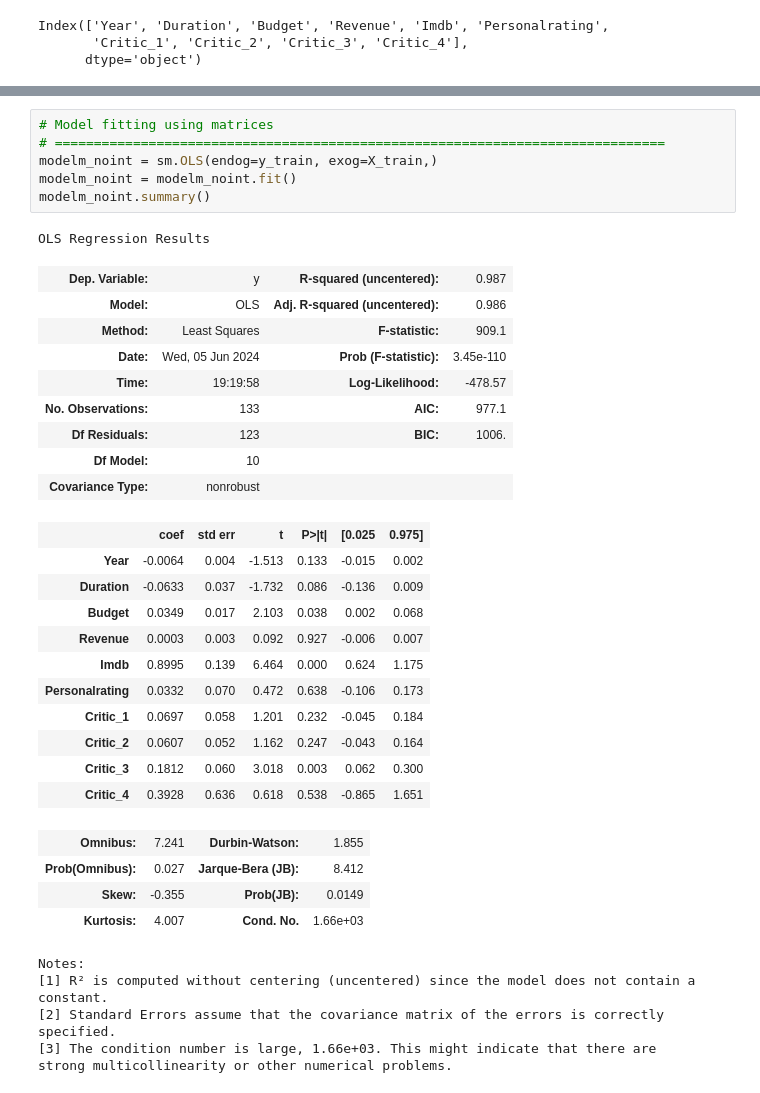
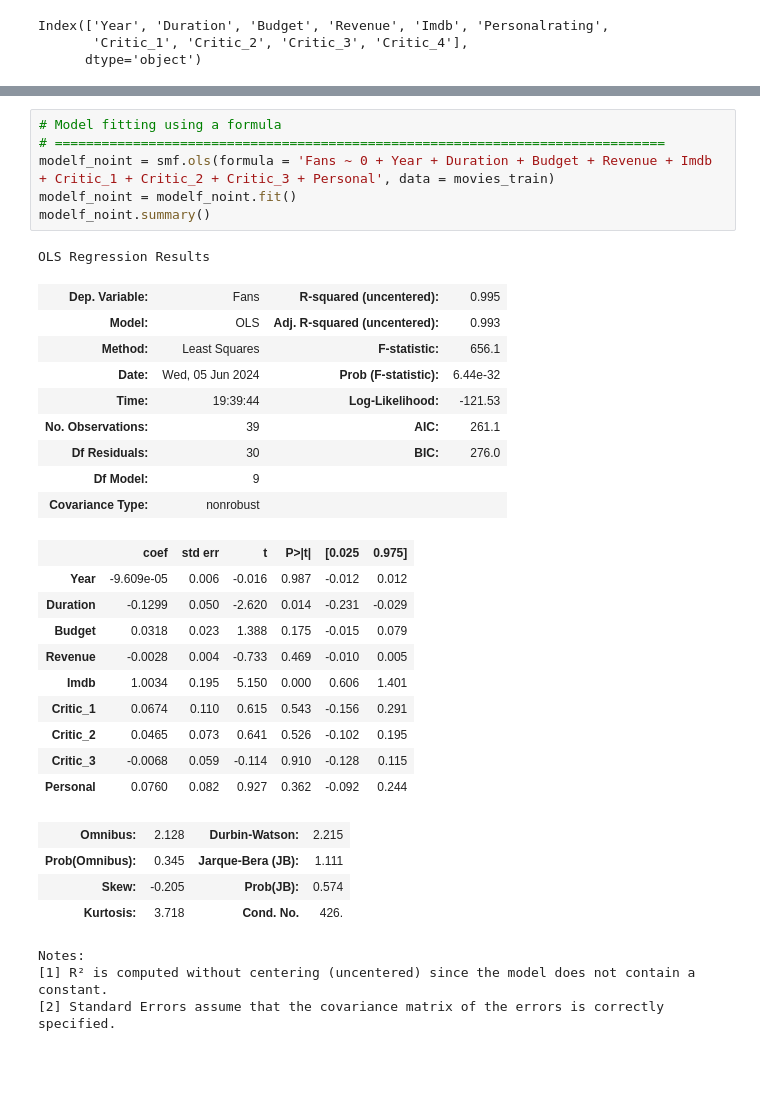
Before and after one commit to Alaninja1209/Did-you-like-the-movie-, a Jupyter notebook: Movie_MLRegression.ipynb, the cells around one changed output, grey strips where cells are left out. Cells and saved outputs as stored; diff of their text form; blank space fills up the shorter version.

```diff
--- a/Movie_MultipleLinearRegression.ipynb
+++ b/Movie_MLRegression.ipynb
@@ -212,37 +244,34 @@ strong multicollinearity or other numerical problems.
-# %%
-# Model fitting using matrices
-# ==============================================================================
-modelm_noint = sm.OLS(endog=y_train, exog=X_train,)
-modelm_noint = modelm_noint.fit()
-modelm_noint.summary()
-# %% [output]
-OLS Regression Results
-| Dep. Variable: | y | R-squared (uncentered): | 0.987 |
-| Model: | OLS | Adj. R-squared (uncentered): | 0.986 |
-| Method: | Least Squares | F-statistic: | 909.1 |
-| Date: | Wed, 05 Jun 2024 | Prob (F-statistic): | 3.45e-110 |
-| Time: | 19:19:58 | Log-Likelihood: | -478.57 |
-| No. Observations: | 133 | AIC: | 977.1 |
-| Df Residuals: | 123 | BIC: | 1006. |
-| Df Model: | 10 |  |  |
-| Covariance Type: | nonrobust |  |  |
-|  | coef | std err | t | P>|t| | [0.025 | 0.975] |
-| Year | -0.0064 | 0.004 | -1.513 | 0.133 | -0.015 | 0.002 |
-| Duration | -0.0633 | 0.037 | -1.732 | 0.086 | -0.136 | 0.009 |
-| Budget | 0.0349 | 0.017 | 2.103 | 0.038 | 0.002 | 0.068 |
-| Revenue | 0.0003 | 0.003 | 0.092 | 0.927 | -0.006 | 0.007 |
-| Imdb | 0.8995 | 0.139 | 6.464 | 0.000 | 0.624 | 1.175 |
-| Personalrating | 0.0332 | 0.070 | 0.472 | 0.638 | -0.106 | 0.173 |
-| Critic_1 | 0.0697 | 0.058 | 1.201 | 0.232 | -0.045 | 0.184 |
-| Critic_2 | 0.0607 | 0.052 | 1.162 | 0.247 | -0.043 | 0.164 |
-| Critic_3 | 0.1812 | 0.060 | 3.018 | 0.003 | 0.062 | 0.300 |
-| Critic_4 | 0.3928 | 0.636 | 0.618 | 0.538 | -0.865 | 1.651 |
-| Omnibus: | 7.241 | Durbin-Watson: | 1.855 |
-| Prob(Omnibus): | 0.027 | Jarque-Bera (JB): | 8.412 |
-| Skew: | -0.355 | Prob(JB): | 0.0149 |
-| Kurtosis: | 4.007 | Cond. No. | 1.66e+03 |
-Notes:
-[1] R² is computed without centering (uncentered) since the model does not contain a constant.
-[2] Standard Errors assume that the covariance matrix of the errors is correctly specified.
-[3] The condition number is large, 1.66e+03. This might indicate that there are
-strong multicollinearity or other numerical problems.
+# %%
+# Model fitting using a formula
+# ==============================================================================
+modelf_noint = smf.ols(formula = 'Fans ~ 0 + Year + Duration + Budget + Revenue + Imdb + Critic_1 + Critic_2 + Critic_3 + Personal', data = movies_train)
+modelf_noint = modelf_noint.fit()
+modelf_noint.summary()
+# %% [output]
+OLS Regression Results
+| Dep. Variable: | Fans | R-squared (uncentered): | 0.995 |
+| Model: | OLS | Adj. R-squared (uncentered): | 0.993 |
+| Method: | Least Squares | F-statistic: | 656.1 |
+| Date: | Wed, 05 Jun 2024 | Prob (F-statistic): | 6.44e-32 |
+| Time: | 19:39:44 | Log-Likelihood: | -121.53 |
+| No. Observations: | 39 | AIC: | 261.1 |
+| Df Residuals: | 30 | BIC: | 276.0 |
+| Df Model: | 9 |  |  |
+| Covariance Type: | nonrobust |  |  |
+|  | coef | std err | t | P>|t| | [0.025 | 0.975] |
+| Year | -9.609e-05 | 0.006 | -0.016 | 0.987 | -0.012 | 0.012 |
+| Duration | -0.1299 | 0.050 | -2.620 | 0.014 | -0.231 | -0.029 |
+| Budget | 0.0318 | 0.023 | 1.388 | 0.175 | -0.015 | 0.079 |
+| Revenue | -0.0028 | 0.004 | -0.733 | 0.469 | -0.010 | 0.005 |
+| Imdb | 1.0034 | 0.195 | 5.150 | 0.000 | 0.606 | 1.401 |
+| Critic_1 | 0.0674 | 0.110 | 0.615 | 0.543 | -0.156 | 0.291 |
+| Critic_2 | 0.0465 | 0.073 | 0.641 | 0.526 | -0.102 | 0.195 |
+| Critic_3 | -0.0068 | 0.059 | -0.114 | 0.910 | -0.128 | 0.115 |
+| Personal | 0.0760 | 0.082 | 0.927 | 0.362 | -0.092 | 0.244 |
+| Omnibus: | 2.128 | Durbin-Watson: | 2.215 |
+| Prob(Omnibus): | 0.345 | Jarque-Bera (JB): | 1.111 |
+| Skew: | -0.205 | Prob(JB): | 0.574 |
+| Kurtosis: | 3.718 | Cond. No. | 426. |
+Notes:
+[1] R² is computed without centering (uncentered) since the model does not contain a constant.
+[2] Standard Errors assume that the covariance matrix of the errors is correctly specified.
```
Also changed, not shown: parts of 61 cells of this notebook, 1 other file.
